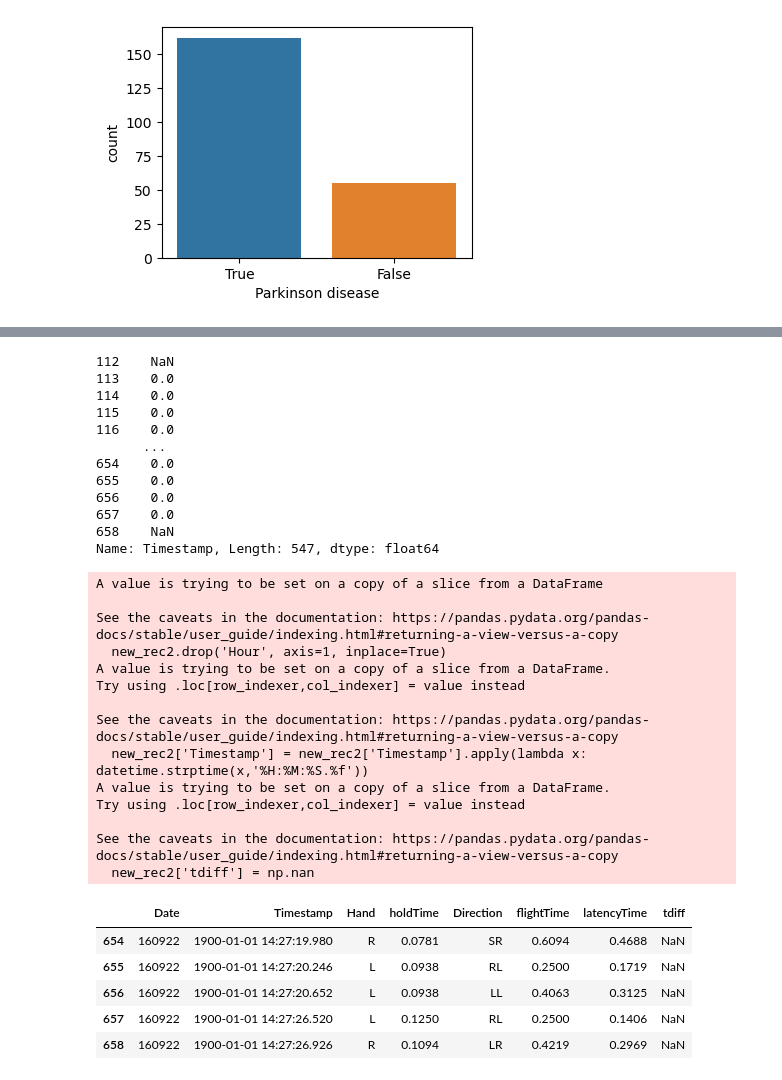
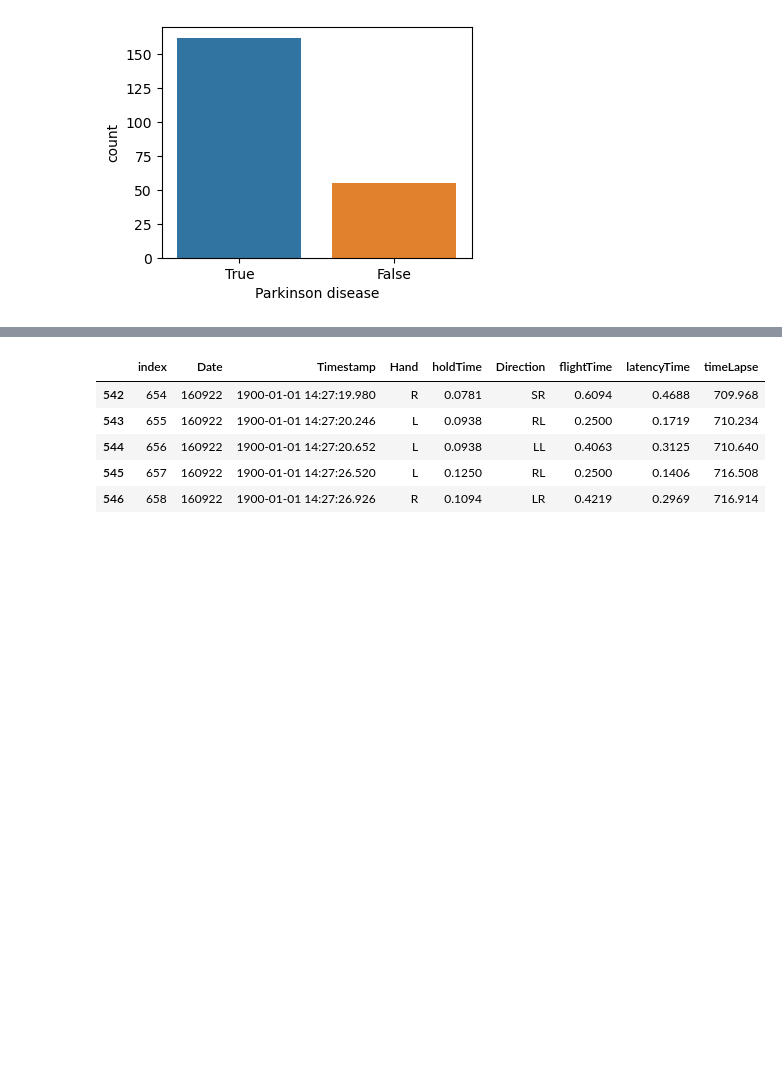
Before and after one commit to HannaKatarzyna/monKEY_app, a Jupyter notebook: preprocessing.ipynb, the cells around one changed output, grey strips where cells are left out. Cells and saved outputs as stored; diff of their text form; code cells hidden in the pictures; blank space fills up the shorter version.

```diff
--- a/preprocessing.ipynb
+++ b/preprocessing.ipynb
@@ -341,7 +483,7 @@ plt.xlabel('Parkinson disease')
 Text(0.5, 0, 'Parkinson disease')
 [figure]
 # %%
-looking_str = files_list1[1].split("_")[1].split(".")[0]
+looking_str = files_list1[0].split("_")[1].split(".")[0]
 looking_str
 
 directory_path2 = 'D:/studia_mgrEIM/master_diploma/data/tappy-keystroke-data-1.0.0/Tappy Data/'
@@ -353,9 +495,9 @@ results
 # %%
 data2 = pd.read_table(directory_path2 + results[0], index_col=False, names=[
-                      'User', 'Date', 'Timestamp', 'Hand', 'holdTime', 'Direction', 'flightTime', 'latencyTime', ])
+                      'User', 'Date', 'Timestamp', 'Hand', 'holdTime', 'Direction', 'flightTime', 'latencyTime'])
 data2.drop(columns=['User'], inplace=True)
-data2['holdTime']=data2['holdTime']/1000
-data2['flightTime']=data2['flightTime']/1000
-data2['latencyTime']=data2['latencyTime']/1000
+data2['holdTime'] = data2['holdTime']/1000
+data2['flightTime'] = data2['flightTime']/1000
+data2['latencyTime'] = data2['latencyTime']/1000
 data2
 # %% [output]
@@ -393,7 +523,7 @@ grouped_data
 | 160930 | [09:32:09.762, 09:32:11.055, 09:3... | [L, R, R, R, L, L, L] | [0.082, 0.125, 0.0780999999999999... | [RL, RR, RR, LR, LL, LL, LL] | [0.4844, 0.4375, 0.2344, 0.5586, ... | [0.3594, 0.293, 0.109400000000000... | 7 |
 # %%
 idx=grouped_data['Length'].idxmax() # jeśli jest odpowiednia liczba znakow
-new_rec=data2[data2['Date']==idx]
+new_rec=data2[data2['Date']==idx].copy()
 print(new_rec)
 # %% [output]
        Date     Timestamp Hand  holdTime Direction  flightTime  latencyTime
@@ -436,61 +553,19 @@ See the caveats in the documentation: https://pandas.pydata.org/pandas-docs/stab
 | 19 | [160922, 160922] | [19:50:28.297, 19:50:29.625] | [L, L] | [0.0938, 0.125] | [LL, LL] | [0.4688, 0.4531] | [0.3281, 0.3438] | 2 |
 | 22 | [160922, 160922, 160922, 160922, ... | [22:36:14.922, 22:36:15.094, 22:3... | [L, R, R, L, R, R] | [0.15630000000000002, 0.109400000... | [RL, LR, RR, RL, LR, RR] | [0.2031, 0.21880000000000002, 0.1... | [0.0625, 0.0625, 0.125, 0.5156000... | 6 |
 # %%
-idx=grouped_data['Length'].idxmax()
-new_rec2=new_rec[new_rec['Hour']==idx]
+idx = grouped_data['Length'].idxmax()
+new_rec2 = new_rec[new_rec['Hour'] == idx].copy()
 new_rec2.drop('Hour', axis=1, inplace=True)
-# print(new_rec2)
-# new_rec2.iloc[30:50]
-#
-# # b=np.array([0,1,3,5,10])
-# b.cumsum()
+new_rec2.reset_index(inplace=True)
 
-new_rec2['Timestamp'] = new_rec2['Timestamp'].apply(lambda x: datetime.strptime(x,'%H:%M:%S.%f'))
-var = (new_rec2['Timestamp'].iloc[1:] - new_rec2['Timestamp'].iloc[:-1] ).dt.seconds()*1000
-print(var)
-
-new_rec2['tdiff'] = np.nan
-# new_rec2['tdiff'].iloc[0] = 0
-
-# new_rec2['tdiff'].iloc[1:] = pd.Series(var)
+new_rec2['Timestamp'] = new_rec2['Timestamp'].apply(
+    lambda x: datetime.strptime(x, '%H:%M:%S.%f'))
+new_rec2['timeLapse'] = count_time_from_0(new_rec2)
 new_rec2.tail()
-# new_rec2['td'] =  new_rec2['td'].total_seconds()
-# new_rec2['td'] =  int(round(new_rec2['Timestamp'].diff().total_seconds() / 60))
-
-# td_mins = int(round(td.total_seconds() / 60))
-# type(new_rec2['Timestamp'].iloc[3])
-
-# pandas.Timedelta
 # %% [output]
-112    NaN
-113    0.0
-114    0.0
-115    0.0
-116    0.0
-      ...
-654    0.0
-655    0.0
-656    0.0
-657    0.0
-658    NaN
-Name: Timestamp, Length: 547, dtype: float64
-A value is trying to be set on a copy of a slice from a DataFrame
-
-See the caveats in the documentation: https://pandas.pydata.org/pandas-docs/stable/user_guide/indexing.html#returning-a-view-versus-a-copy
-  new_rec2.drop('Hour', axis=1, inplace=True)
-A value is trying to be set on a copy of a slice from a DataFrame.
-Try using .loc[row_indexer,col_indexer] = value instead
-
-See the caveats in the documentation: https://pandas.pydata.org/pandas-docs/stable/user_guide/indexing.html#returning-a-view-versus-a-copy
-  new_rec2['Timestamp'] = new_rec2['Timestamp'].apply(lambda x: datetime.strptime(x,'%H:%M:%S.%f'))
-A value is trying to be set on a copy of a slice from a DataFrame.
-Try using .loc[row_indexer,col_indexer] = value instead
-
-See the caveats in the documentation: https://pandas.pydata.org/pandas-docs/stable/user_guide/indexing.html#returning-a-view-versus-a-copy
-  new_rec2['tdiff'] = np.nan
-|  | Date | Timestamp | Hand | holdTime | Direction | flightTime | latencyTime | tdiff |
-| 654 | 160922 | 1900-01-01 14:27:19.980 | R | 0.0781 | SR | 0.6094 | 0.4688 | NaN |
-| 655 | 160922 | 1900-01-01 14:27:20.246 | L | 0.0938 | RL | 0.2500 | 0.1719 | NaN |
-| 656 | 160922 | 1900-01-01 14:27:20.652 | L | 0.0938 | LL | 0.4063 | 0.3125 | NaN |
-| 657 | 160922 | 1900-01-01 14:27:26.520 | L | 0.1250 | RL | 0.2500 | 0.1406 | NaN |
-| 658 | 160922 | 1900-01-01 14:27:26.926 | R | 0.1094 | LR | 0.4219 | 0.2969 | NaN |
+|  | index | Date | Timestamp | Hand | holdTime | Direction | flightTime | latencyTime | timeLapse |
+| 542 | 654 | 160922 | 1900-01-01 14:27:19.980 | R | 0.0781 | SR | 0.6094 | 0.4688 | 709.968 |
+| 543 | 655 | 160922 | 1900-01-01 14:27:20.246 | L | 0.0938 | RL | 0.2500 | 0.1719 | 710.234 |
+| 544 | 656 | 160922 | 1900-01-01 14:27:20.652 | L | 0.0938 | LL | 0.4063 | 0.3125 | 710.640 |
+| 545 | 657 | 160922 | 1900-01-01 14:27:26.520 | L | 0.1250 | RL | 0.2500 | 0.1406 | 716.508 |
+| 546 | 658 | 160922 | 1900-01-01 14:27:26.926 | R | 0.1094 | LR | 0.4219 | 0.2969 | 716.914 |
```
Also changed, not shown: parts of 14 cells of this notebook, 1 other file.
